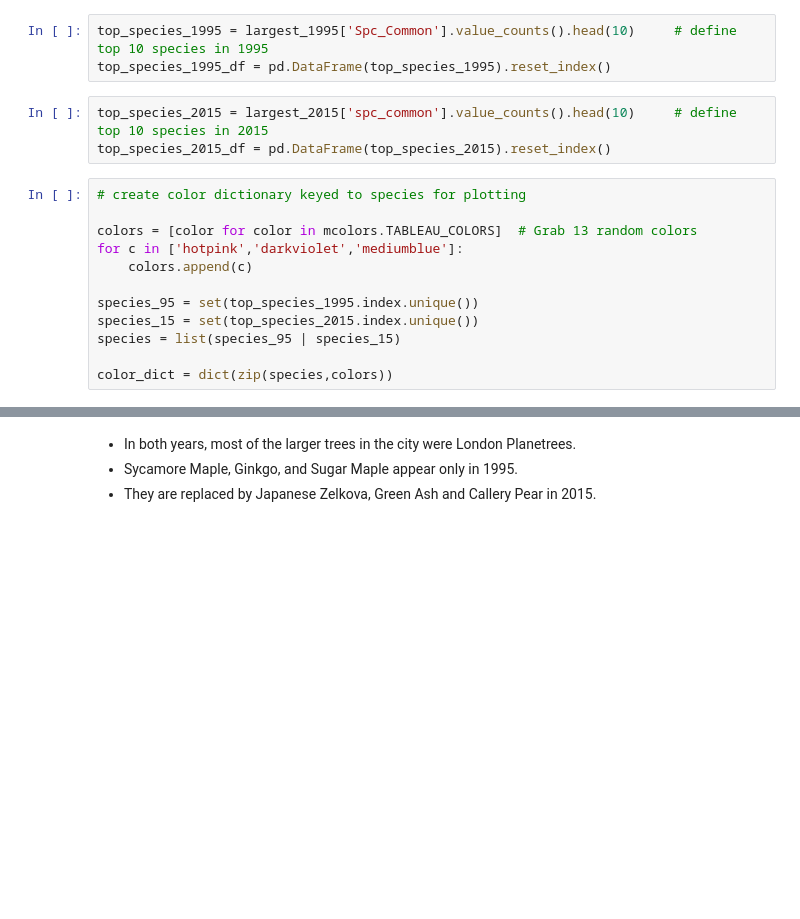
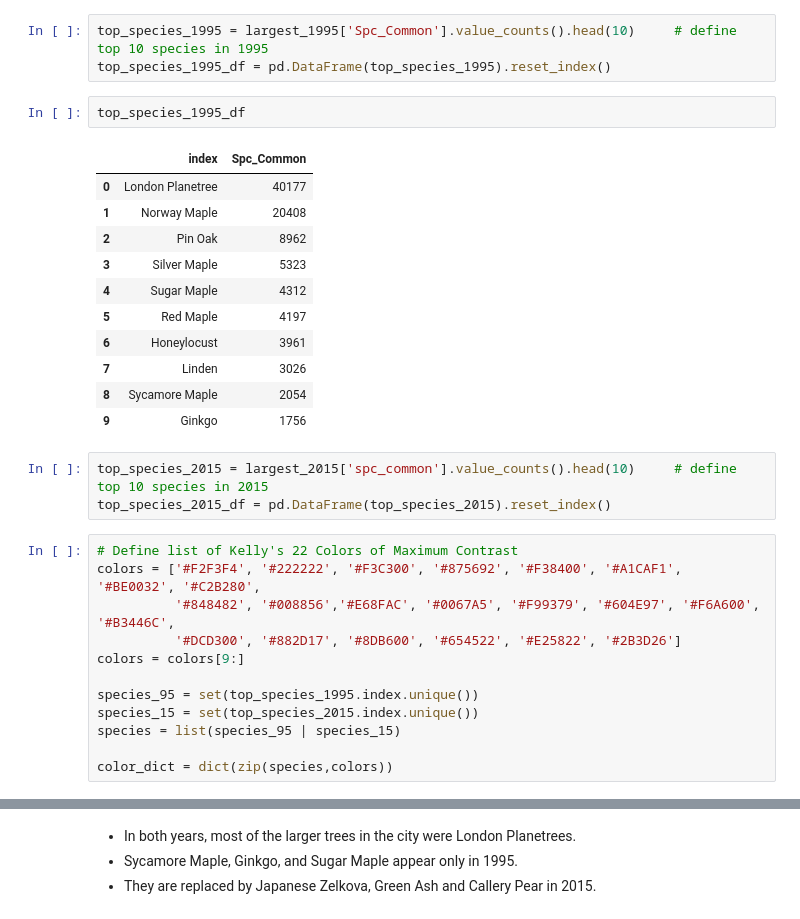
Before and after one commit to rosehanuy/nyc-tree-census, a Jupyter notebook: carbon_storage.ipynb, the cells around one changed output, grey strips where cells are left out. Saved outputs shown, nothing was run; the diff lists cells and outputs as text; blank space fills up the shorter version.

```diff
--- a/carbon_storage.ipynb
+++ b/carbon_storage.ipynb
@@ -151,15 +155,29 @@ largest_2015['spc_common'] = largest_2015['spc_common'].replace(names_15)
 # %%
 top_species_1995 = largest_1995['Spc_Common'].value_counts().head(10)     # define top 10 species in 1995
 top_species_1995_df = pd.DataFrame(top_species_1995).reset_index()
+# %%
+top_species_1995_df
+# %% [output]
+|  | index | Spc_Common |
+| 0 | London Planetree | 40177 |
+| 1 | Norway Maple | 20408 |
+| 2 | Pin Oak | 8962 |
+| 3 | Silver Maple | 5323 |
+| 4 | Sugar Maple | 4312 |
+| 5 | Red Maple | 4197 |
+| 6 | Honeylocust | 3961 |
+| 7 | Linden | 3026 |
+| 8 | Sycamore Maple | 2054 |
+| 9 | Ginkgo | 1756 |
 # %%
 top_species_2015 = largest_2015['spc_common'].value_counts().head(10)     # define top 10 species in 2015
 top_species_2015_df = pd.DataFrame(top_species_2015).reset_index()
 # %%
-# create color dictionary keyed to species for plotting
-
-colors = [color for color in mcolors.TABLEAU_COLORS]  # Grab 13 random colors
-for c in ['hotpink','darkviolet','mediumblue']:
-    colors.append(c)
+# Define list of Kelly's 22 Colors of Maximum Contrast
+colors = ['#F2F3F4', '#222222', '#F3C300', '#875692', '#F38400', '#A1CAF1', '#BE0032', '#C2B280',
+          '#848482', '#008856','#E68FAC', '#0067A5', '#F99379', '#604E97', '#F6A600', '#B3446C',
+          '#DCD300', '#882D17', '#8DB600', '#654522', '#E25822', '#2B3D26']
+colors = colors[9:]
 
 species_95 = set(top_species_1995.index.unique())
 species_15 = set(top_species_2015.index.unique())
```
Also changed, not shown: parts of 33 cells of this notebook, 3 other files.
